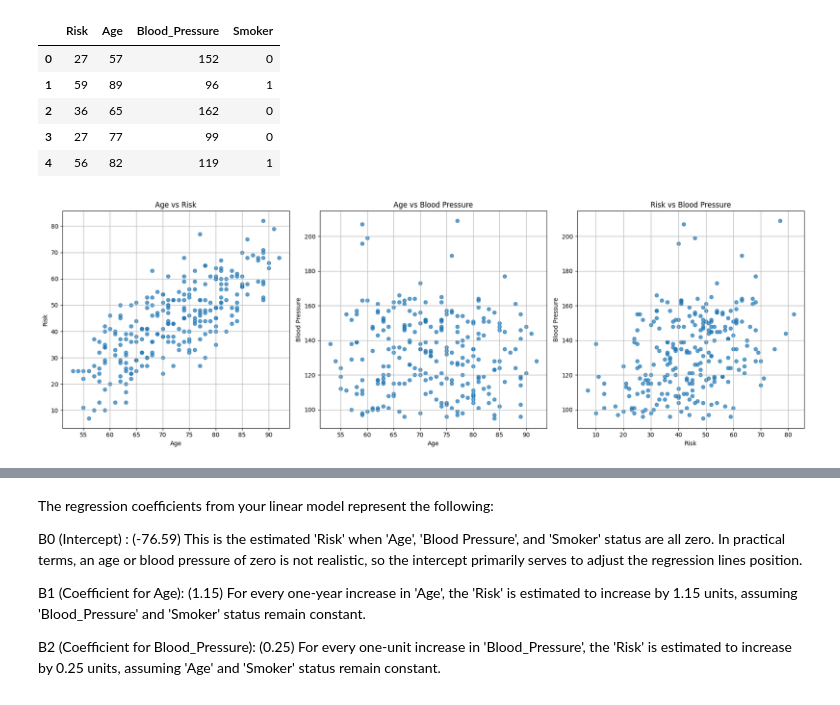
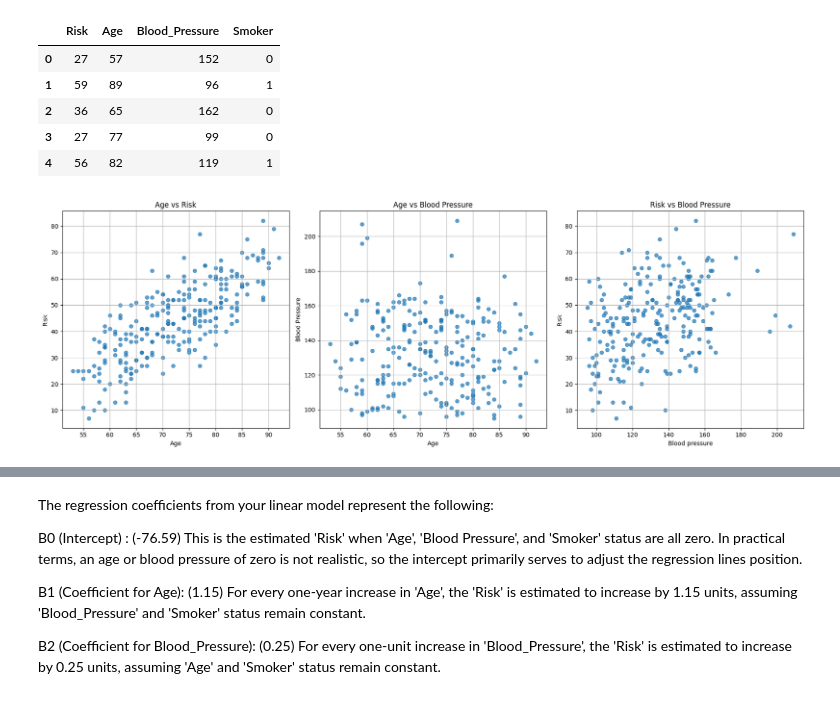
Before and after one commit to Kingculture-langa/Machine-Learning-Mini-Projects-, a Jupyter notebook: Linear Regression/LinearRegressionModel.ipynb, the cells around one changed output, grey strips where cells are left out. Saved outputs shown, nothing was run; the diff lists cells and outputs as text; code cells hidden in the pictures.

```diff
--- a/Linear Regression/LinearRegressionModel.ipynb
+++ b/Linear Regression/LinearRegressionModel.ipynb
@@ -75,31 +75,31 @@ y =df["Risk"] # Target varible
 # %%
 plt.figure(figsize=(18, 6))
 
 # Plot 1: Age vs Risk
 plt.subplot(1, 3, 1) # 1 row, 3 columns, 1st plot
 plt.scatter(df['Age'], df['Risk'], alpha=0.7)
 plt.title('Age vs Risk')
 plt.xlabel('Age')
 plt.ylabel('Risk')
 plt.grid(True)
 
 # Plot 2: Age vs Blood Pressure
 plt.subplot(1, 3, 2) # 1 row, 3 columns, 2nd plot
 plt.scatter(df['Age'], df['Blood_Pressure'], alpha=0.7)
 plt.title('Age vs Blood Pressure')
 plt.xlabel('Age')
 plt.ylabel('Blood Pressure')
 plt.grid(True)
 
 # Plot 3: Risk vs Blood Pressure
 plt.subplot(1, 3, 3) # 1 row, 3 columns, 3rd plot
-plt.scatter(df['Risk'], df['Blood_Pressure'], alpha=0.7)
+plt.scatter(df['Blood_Pressure'], df['Risk'], alpha=0.7)
 plt.title('Risk vs Blood Pressure')
-plt.xlabel('Risk')
-plt.ylabel('Blood Pressure')
+plt.xlabel('Blood pressure')
+plt.ylabel('Risk')
 plt.grid(True)
 
 plt.tight_layout() # Adjust layout to prevent overlapping titles/labels
 plt.show()
 # %% [output]
-[figure, old version]
+[figure, new version]
```
Also changed, not shown: parts of 11 cells of this notebook.
